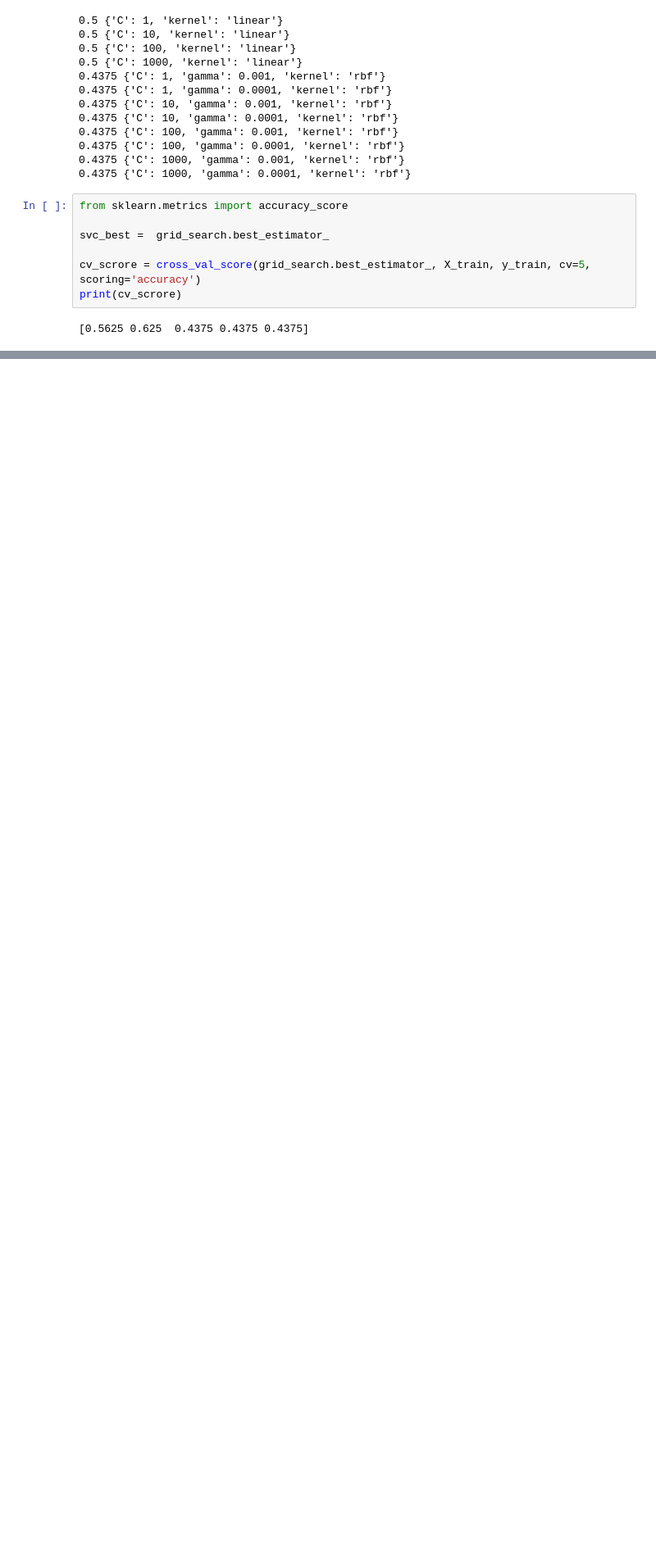
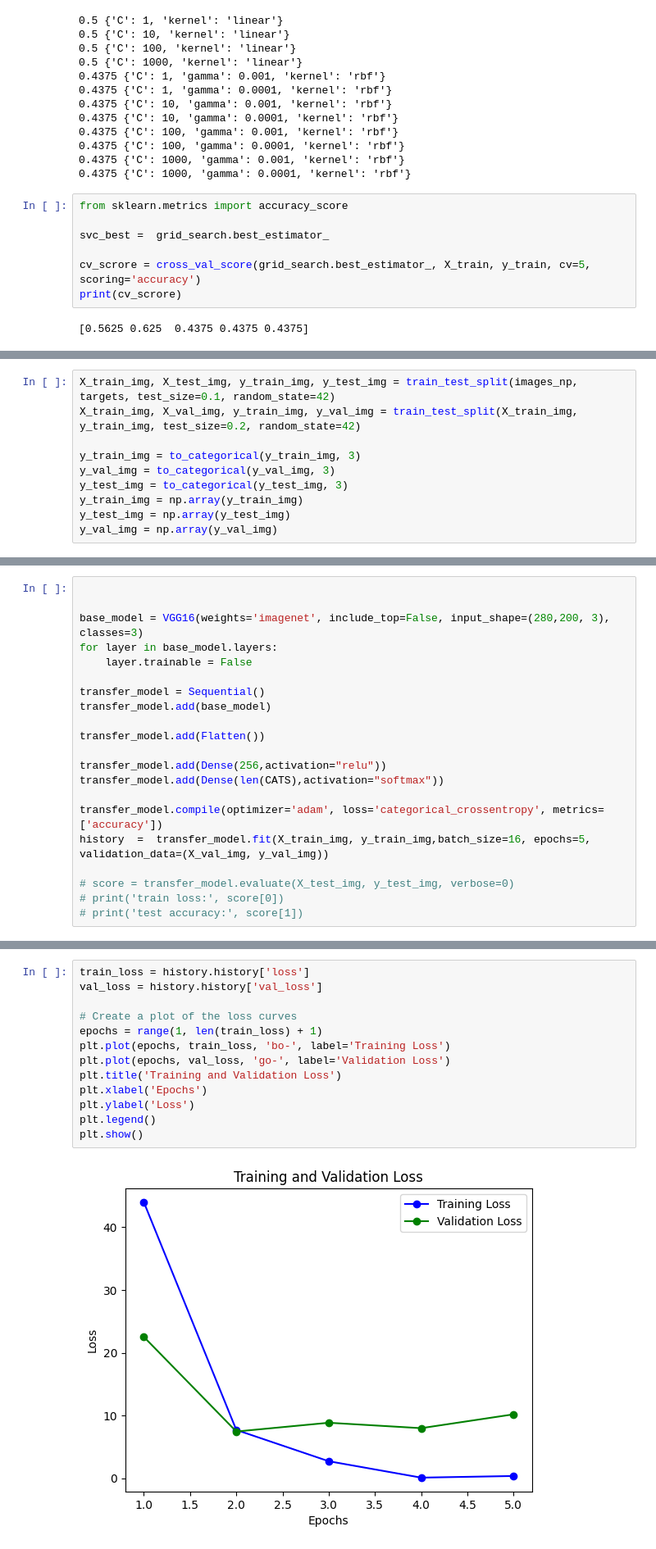
Before and after one commit to daovanhieu23800/interview_project, a Jupyter notebook: image_classification.ipynb, the cells around one changed output, grey strips where cells are left out. Shown: that part at 82% size. Cells and saved outputs as stored; diff of their text form; blank space fills up the shorter version.

```diff
--- a/image_classification.ipynb
+++ b/image_classification.ipynb
@@ -114,0 +120,10 @@ print(cv_scrore)
+# %%
+X_train_img, X_test_img, y_train_img, y_test_img = train_test_split(images_np, targets, test_size=0.1, random_state=42)
+X_train_img, X_val_img, y_train_img, y_val_img = train_test_split(X_train_img, y_train_img, test_size=0.2, random_state=42)
+
+y_train_img = to_categorical(y_train_img, 3)
+y_val_img = to_categorical(y_val_img, 3)
+y_test_img = to_categorical(y_test_img, 3)
+y_train_img = np.array(y_train_img)
+y_test_img = np.array(y_test_img)
+y_val_img = np.array(y_val_img)
@@ -114,0 +138,21 @@ print(cv_scrore)
+# %%
+
+
+base_model = VGG16(weights='imagenet', include_top=False, input_shape=(280,200, 3), classes=3)
+for layer in base_model.layers:
+    layer.trainable = False
+
+transfer_model = Sequential()
+transfer_model.add(base_model)
+
+transfer_model.add(Flatten())
+
+transfer_model.add(Dense(256,activation="relu"))
+transfer_model.add(Dense(len(CATS),activation="softmax"))
+
+transfer_model.compile(optimizer='adam', loss='categorical_crossentropy', metrics=['accuracy'])
+history  =  transfer_model.fit(X_train_img, y_train_img,batch_size=16, epochs=5, validation_data=(X_val_img, y_val_img))
+
+# score = transfer_model.evaluate(X_test_img, y_test_img, verbose=0)
+# print('train loss:', score[0])
+# print('test accuracy:', score[1])
@@ -114,0 +170,15 @@ print(cv_scrore)
+# %%
+train_loss = history.history['loss']
+val_loss = history.history['val_loss']
+
+# Create a plot of the loss curves
+epochs = range(1, len(train_loss) + 1)
+plt.plot(epochs, train_loss, 'bo-', label='Training Loss')
+plt.plot(epochs, val_loss, 'go-', label='Validation Loss')
+plt.title('Training and Validation Loss')
+plt.xlabel('Epochs')
+plt.ylabel('Loss')
+plt.legend()
+plt.show()
+# %% [output]
+[figure, added]
```
Also changed, not shown: parts of 14 cells of this notebook.
